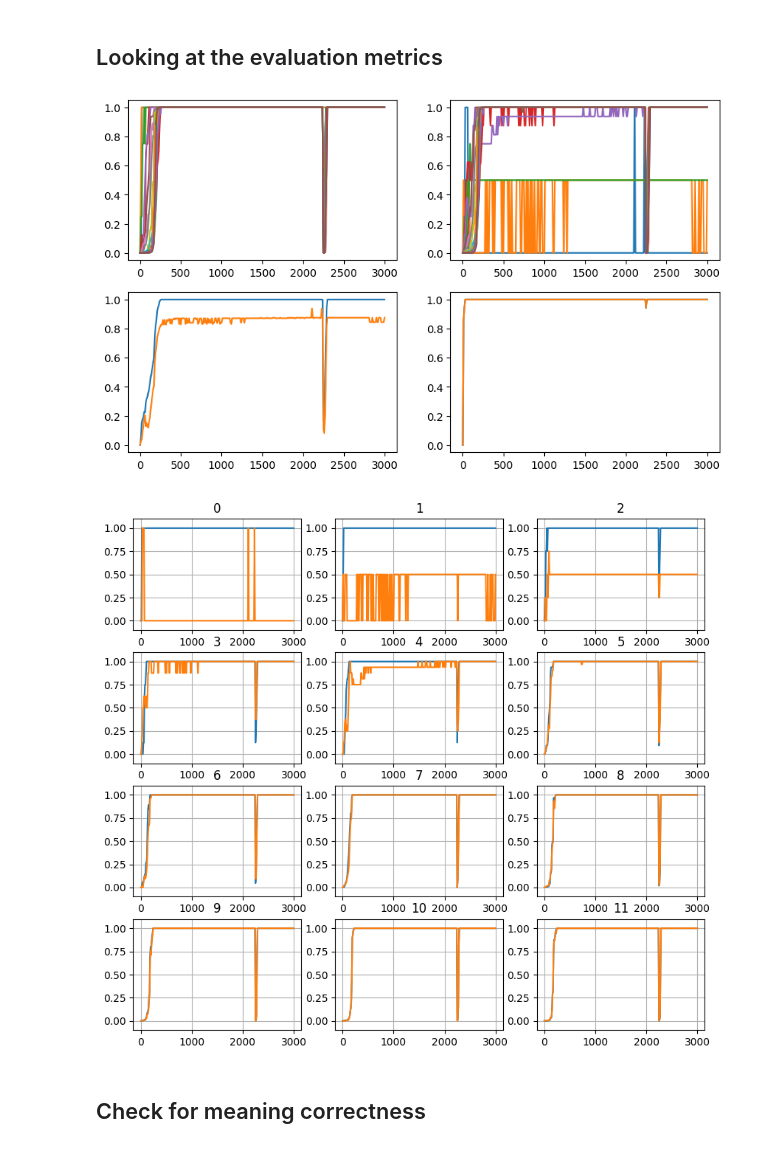
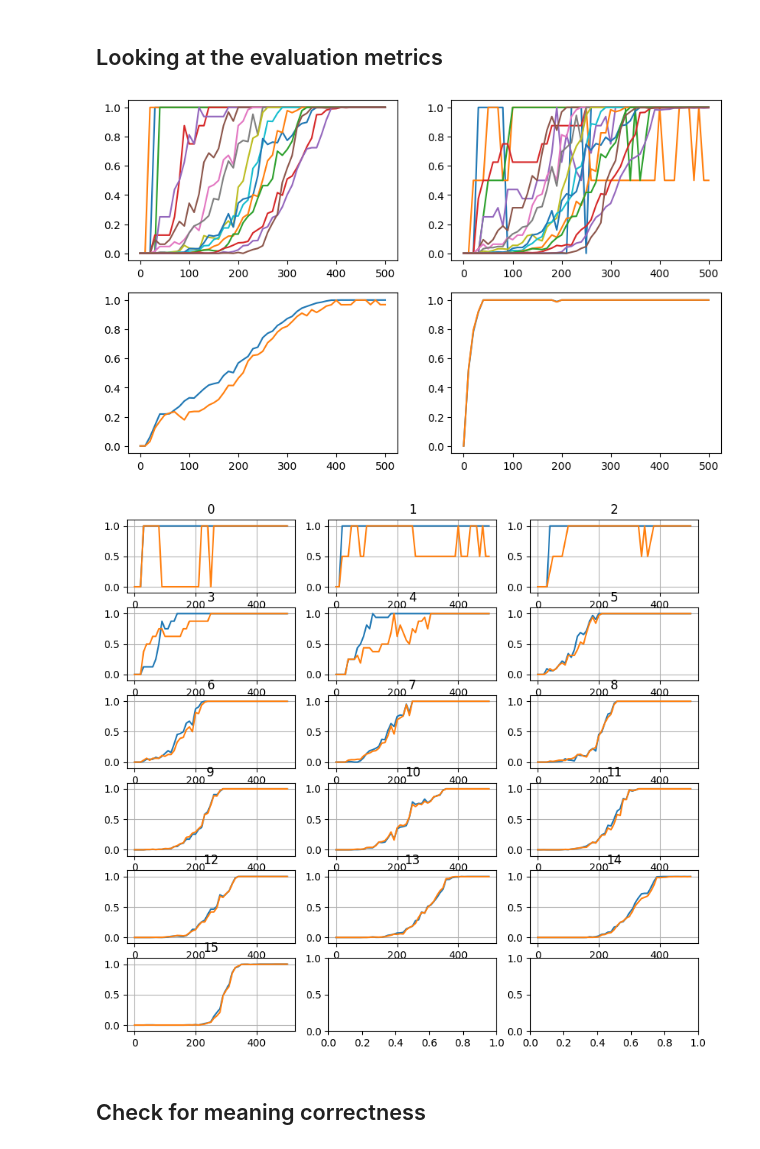
Before and after one commit to fairinternal/composable-llm, a Jupyter notebook: notebooks/scratchpad.ipynb, the cells around one changed output. Cells and saved outputs as stored; diff of their text form; code cells hidden in the pictures.

```diff
--- a/notebooks/scratchpad.ipynb
+++ b/notebooks/scratchpad.ipynb
@@ -11,8 +12,12 @@ from cot.config import CHECKPOINT_DIR
 from cot.models import TransformerConfig, Transformer
 # %%
-problem = Parity
+problem = "binary-copy"
+n_data_per_len = 1000
 n_len=16
 emb_dim=128
 n_head=1
 n_layer=2
 device='cuda'
+
+n_epochs = 500
+batch_size = 4096
@@ -40,8 +63,7 @@ KeyboardInterrupt:
 # %% [markdown]
 ## Looking at the evaluation metrics
 # %%
-path = CHECKPOINT_DIR / problem.prefix / 'model.pth'
-path = '/private/home/vivc/code/llm/cot/models/1715615460/model.pth'
+path = CHECK_DIR / problem.replace('-', '_') / 'model.pth'
 
 checkpoint = torch.load(path)
 
@@ -62,24 +84,23 @@ test_spe_acc = evals[:, eval_dim + n_len:eval_dim + n_len + 3]
 # %%
 fig, axes = plt.subplots(2, 2, figsize=(10, 6))
 axes[0, 0].plot(timestamps, acc_by_len)
 axes[0, 1].plot(timestamps, test_acc_by_len)
 axes[1, 0].plot(timestamps, acc_by_len.mean(axis=1))
 axes[1, 0].plot(timestamps, test_acc_by_len.mean(axis=1))
 axes[1, 1].plot(timestamps, spe_acc[:, 2])
 axes[1, 1].plot(timestamps, test_spe_acc[:, 2])
 # axes[1, 1].set_xlim(0, 50)
 
-n_len = 12
 fig, axes = plt.subplots(n_len // 3 + (1 if n_len % 3 else 0), 3, figsize=(10, 9))
 for i in range(n_len):
     axes[i // 3, i % 3].plot(timestamps, acc_by_len[:, i])
     axes[i // 3, i % 3].plot(timestamps, test_acc_by_len[:, i])
     axes[i // 3, i % 3].set_ylim(-.1, 1.1)
     axes[i // 3, i % 3].set_title(i)
     axes[i // 3, i % 3].grid()
 # %% [output]
-[figure, old version]
+[figure, new version]
-[figure, old version]
+[figure, new version]
 # %% [markdown]
 ## Check for meaning correctness
 # %%
```
Also changed, not shown: parts of 7 cells of this notebook, 4 other files.
